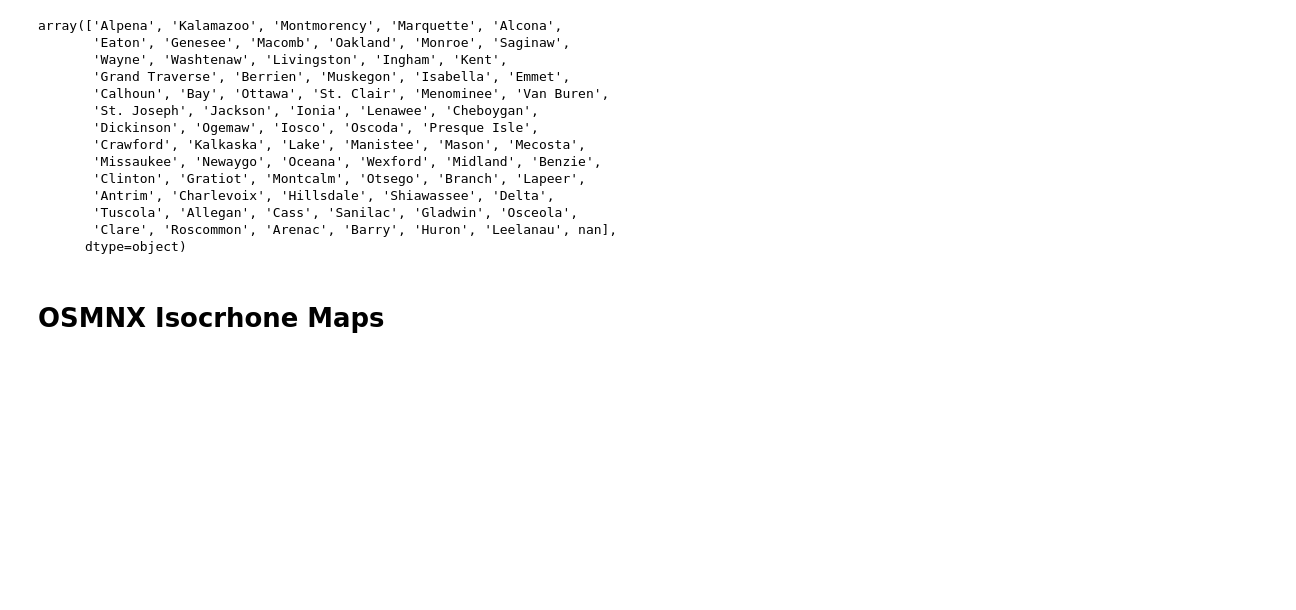
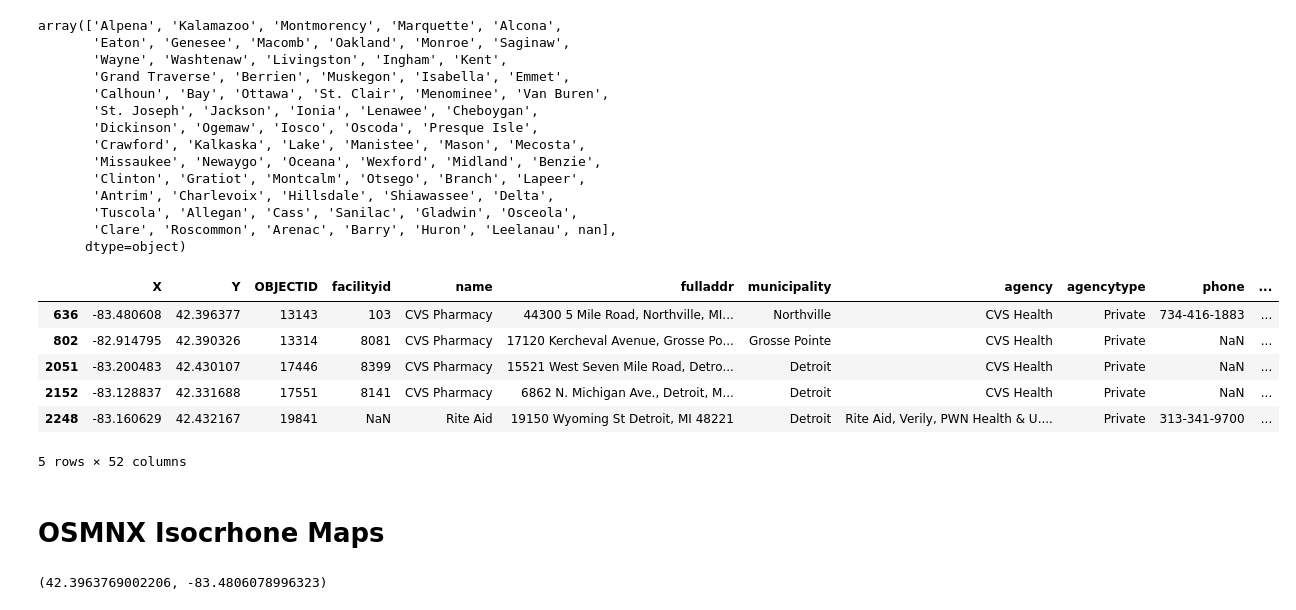
Before and after one commit to LucyMakesMaps/COVID_VaccineClinics, a Jupyter notebook: Isochrone_Map_and_OSM.ipynb, the cells around one changed output. Cells and saved outputs as stored; diff of their text form; code cells hidden in the pictures; blank space fills up the shorter version.

Commit message:
Got Isochrone Map working with Vaccine data
I got the isochrone maps to work with vaccine sites. Next goal will be to see if I can put it in a for loop and generate spatial coverage for Detroit.

```diff
--- a/Isochrone_Map_and_OSM.ipynb
+++ b/Isochrone_Map_and_OSM.ipynb
@@ -24,4 +24,4 @@ ox.__version__
 # %% [markdown]
 # limit Vax Data to 3 Counties Comprising Detroit Metro Area
 # %%
-vax_df = pd.read_csv('/Users/zachary/Desktop/WINTER22/Geog490/COVID_VaccineClinics/Covid-19_Vaccination_Provider_Locations_in_the_United_States/Covid-19_Vaccination_Provider_Locations_in_the_United_States.csv')
+vax_df = pd.read_csv('/Users/zachary/Desktop/WINTER22/Geog490/COVID_VaccineClinics/Covid-19_Vaccination_Provider_Locations_in_the_United_States.csv')
@@ -65,6 +63,16 @@ vax_macomb = vax_MI[vax_MI['county']== 'Macomb']
 vax_detr_metro = vax_wayne
 vax_detr_metro = vax_detr_metro.append(vax_oakland)
 vax_detr_metro = vax_detr_metro.append(vax_macomb)
+# %%
+vax_detr_metro.head()
+# %% [output]
+|  | X | Y | OBJECTID | facilityid | name | fulladdr | municipality | agency | agencytype | phone | ... |
+| 636 | -83.480608 | 42.396377 | 13143 | 103 | CVS Pharmacy | 44300 5 Mile Road, Northville, MI... | Northville | CVS Health | Private | 734-416-1883 | ... |
+| 802 | -82.914795 | 42.390326 | 13314 | 8081 | CVS Pharmacy | 17120 Kercheval Avenue, Grosse Po... | Grosse Pointe | CVS Health | Private | NaN | ... |
+| 2051 | -83.200483 | 42.430107 | 17446 | 8399 | CVS Pharmacy | 15521 West Seven Mile Road, Detro... | Detroit | CVS Health | Private | NaN | ... |
+| 2152 | -83.128837 | 42.331688 | 17551 | 8141 | CVS Pharmacy | 6862 N. Michigan Ave., Detroit, M... | Detroit | CVS Health | Private | NaN | ... |
+| 2248 | -83.160629 | 42.432167 | 19841 | NaN | Rite Aid | 19150 Wyoming St Detroit, MI 48221 | Detroit | Rite Aid, Verily, PWN Health & U.... | Private | 313-341-9700 | ... |
+5 rows × 52 columns
 # %% [markdown]
 # OSMNX Isocrhone Maps
 # %%
@@ -76,2 +85,6 @@ travel_speed = 4.5 #walking speed in km/hour
+# %%
+print (place)
+# %% [output]
+(42.3963769002206, -83.4806078996323)
 # %%
 # download the street network
```
Also changed, not shown: parts of 9 cells of this notebook, 4 other files.
